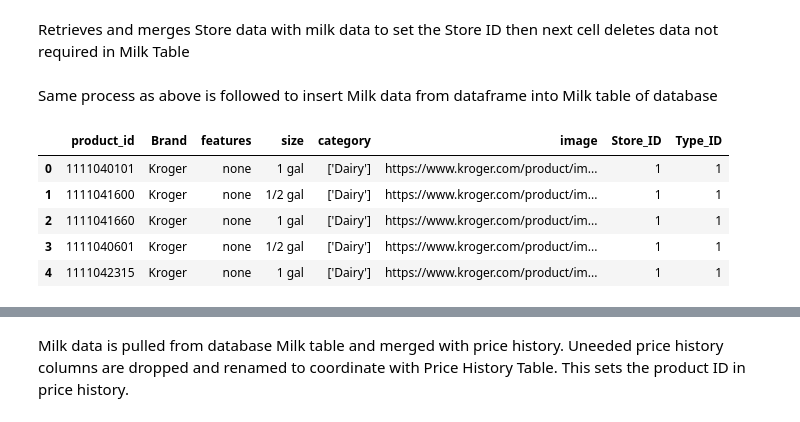
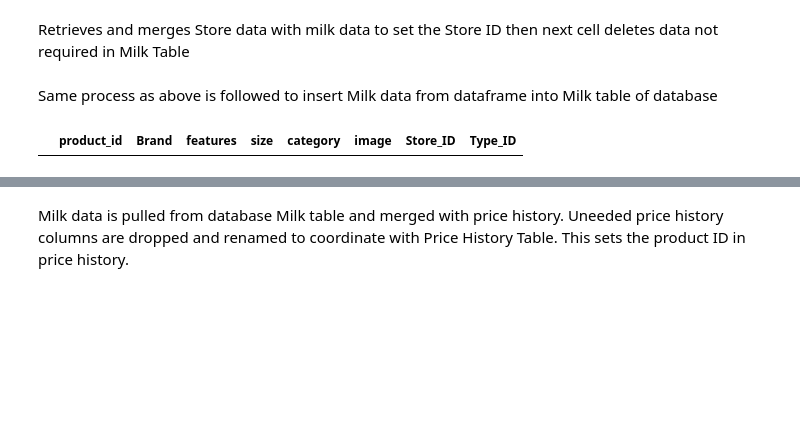
Before and after one commit to ykrasnikov/ETL-project, a Jupyter notebook: database/data_etl.ipynb, the cells around one changed output, grey strips where cells are left out. Saved outputs shown, nothing was run; the diff lists cells and outputs as text; code cells hidden in the pictures; blank space fills up the shorter version.

```diff
--- a/database/data_etl.ipynb
+++ b/database/data_etl.ipynb
@@ -23,7 +41,8 @@ features = 'none'
 milk_df['features'] = features
 milk_df = milk_df.rename(columns={"productId": "product_id", "brand": "Brand" , "categories" : "category" , 'Store_Id' : 'Store_Number'})
 milk_df['Type_ID'] = 1
-milk_df.head()
+complete_milk = pd.concat([milk_df, heb_milk])
+complete_milk
 # %% [output]
 |  | product_id | category | Brand | size | Store_Number | image | features | Type_ID |
 | 0 | 1111040101 | ['Dairy'] | Kroger | 1 gal | 3400312 | https://www.kroger.com/product/im... | none | 1 |
@@ -116,14 +142,14 @@ pd.read_sql_query('select * from "Milk_Type"', con=engine)
 Retrieves and merges Store data with milk data to set the Store ID then next cell deletes data not required in Milk Table
 # %%
 stores2_df = pd.read_sql_query('select * from "Store"', con=engine).head()
-milk_df = milk_df.merge(stores2_df, on = 'Store_Number')
-#milk_df.head()
+complete_milk = complete_milk.merge(stores2_df, on = 'Store_Number')
+#complete_milk.head()
 # %%
-milk_df = milk_df.drop(columns = ['Store_Name' , 'Store_Zipcode', 'Store_Number'])
-#milk_df.head()
+complete_milk = complete_milk.drop(columns = ['Store_Name' , 'Store_Zipcode', 'Store_Number'])
+#complete_milk.head()
 # %%
-milk_df = milk_df.rename(columns ={'id' : 'Store_ID'})
-#milk_df.head()
+complete_milk = complete_milk.rename(columns ={'id' : 'Store_ID'})
+#complete_milk.head()
 # %% [markdown]
 Same process as above is followed to insert Milk data from dataframe into Milk table of database
 # %%
@@ -131,16 +157,11 @@ temp_milk = pd.read_sql_query('select * from "Milk"', con=engine)
 temp_milk = temp_milk.drop(columns = 'id')
 #temp_milk
 # %%
-db_milk = pd.concat([temp_milk, milk_df]).drop_duplicates(keep=False)
+db_milk = pd.concat([temp_milk, complete_milk]).drop_duplicates(keep=False)
 db_milk = db_milk.reset_index(drop=True)
 db_milk.head()
 # %% [output]
 |  | product_id | Brand | features | size | category | image | Store_ID | Type_ID |
-| 0 | 1111040101 | Kroger | none | 1 gal | ['Dairy'] | https://www.kroger.com/product/im... | 1 | 1 |
-| 1 | 1111041600 | Kroger | none | 1/2 gal | ['Dairy'] | https://www.kroger.com/product/im... | 1 | 1 |
-| 2 | 1111041660 | Kroger | none | 1 gal | ['Dairy'] | https://www.kroger.com/product/im... | 1 | 1 |
-| 3 | 1111040601 | Kroger | none | 1/2 gal | ['Dairy'] | https://www.kroger.com/product/im... | 1 | 1 |
-| 4 | 1111042315 | Kroger | none | 1 gal | ['Dairy'] | https://www.kroger.com/product/im... | 1 | 1 |
 # %%
 db_milk.to_sql(name='Milk', con=engine, if_exists='append', index=False)
 # %%
```
Also changed, not shown: parts of 9 cells of this notebook, 4 other files.
